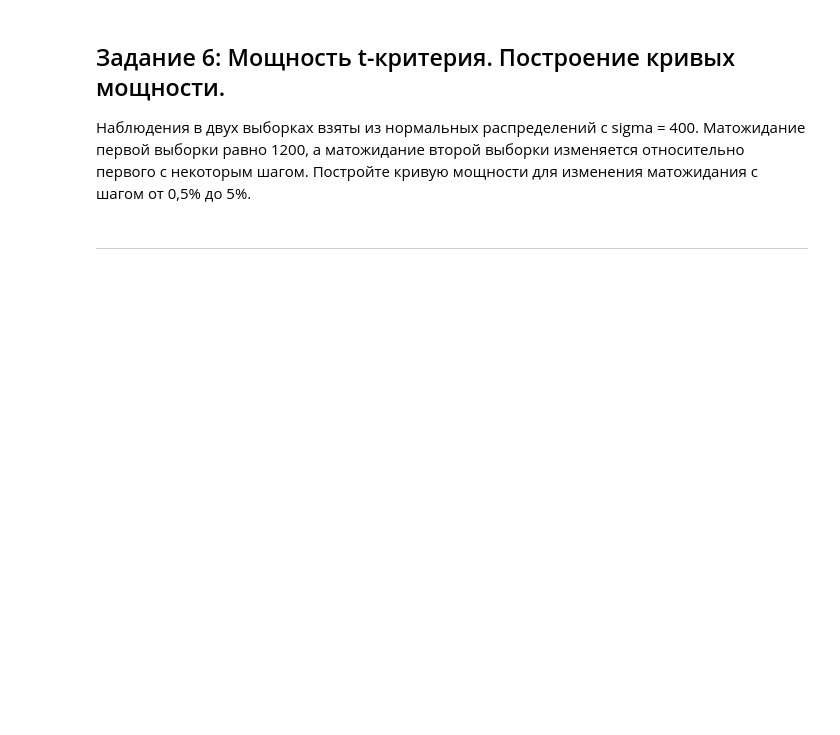
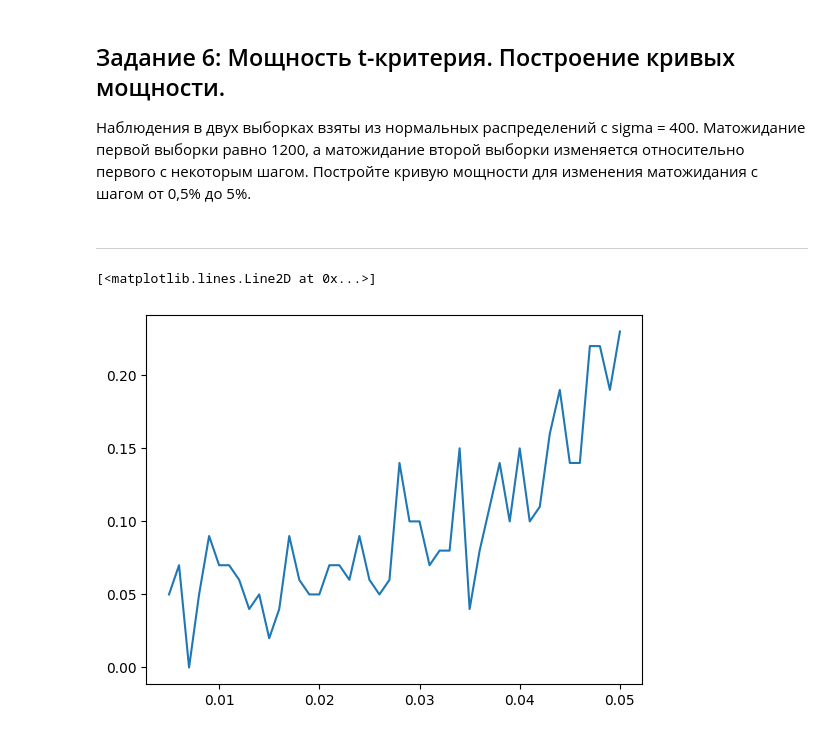
Before and after one commit to Yukkitsune/TBank-Analytics, a Jupyter notebook: Probability theory and mathematical statistics/homework2_statistics.ipynb, the cells around one changed output. Saved outputs shown, nothing was run; the diff lists cells and outputs as text; code cells hidden in the pictures; blank space fills up the shorter version.

```diff
--- a/Probability theory and mathematical statistics/homework2_statistics.ipynb
+++ b/Probability theory and mathematical statistics/homework2_statistics.ipynb
@@ -258,3 +370,30 @@ ___
 Наблюдения в двух выборках взяты из нормальных распределений с sigma = 400. Матожидание первой выборки равно 1200, а матожидание второй выборки изменяется относительно первого с некоторым шагом. Постройте кривую мощности для изменения матожидания c шагом от 0,5% до 5%.
 # %% [markdown]
 ___
+# %%
+iterations = 100
+low_threshold = 0.005
+high_threshold = 0.05
+step = 0.001
+size = 100
+mu, sigma = 1200, 400
+alpha = 0.05
+
+multipliers = np.arange(low_threshold, high_threshold, step)
+points = []
+for multiplier in multipliers:
+  mu2 = mu * (1 + multiplier)
+  reject = 0
+  for _ in range(iterations):
+    x1_normal = np.random.normal(loc=mu, scale=sigma, size=size)
+    x2_normal = np.random.normal(loc=mu2, scale=sigma, size=size)
+    t_stat, p_value = welchs_test_pvalue(x1=x1_normal, x2=x2_normal)
+    if p_value < alpha:
+      reject +=1
+  point = reject / iterations
+  points.append(point)
+
+plt.plot(multipliers, points)
+# %% [output]
+[<matplotlib.lines.Line2D at 0x...>]
+[figure, added]
```
Also changed, not shown: parts of 16 cells of this notebook.
